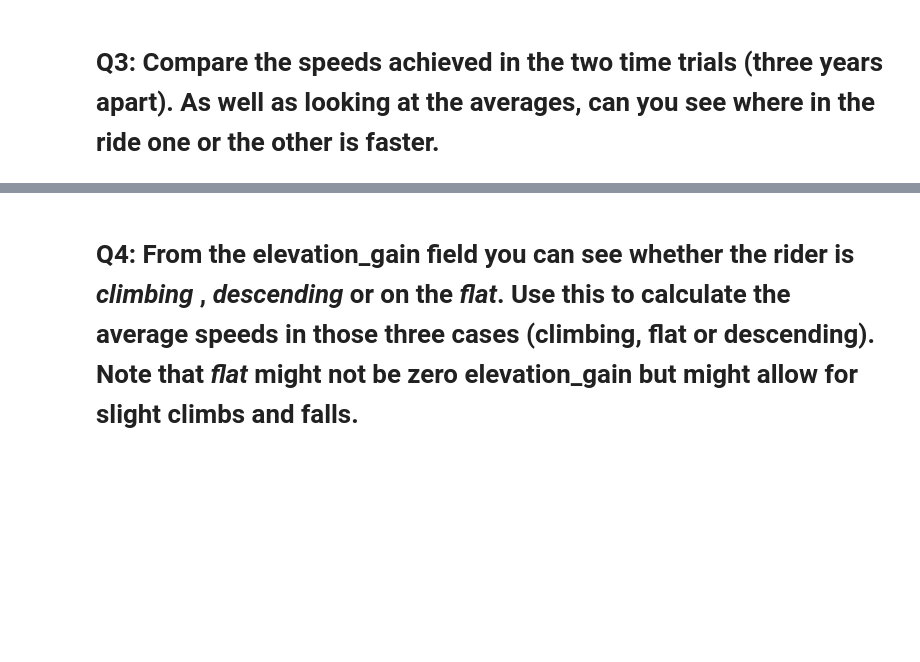
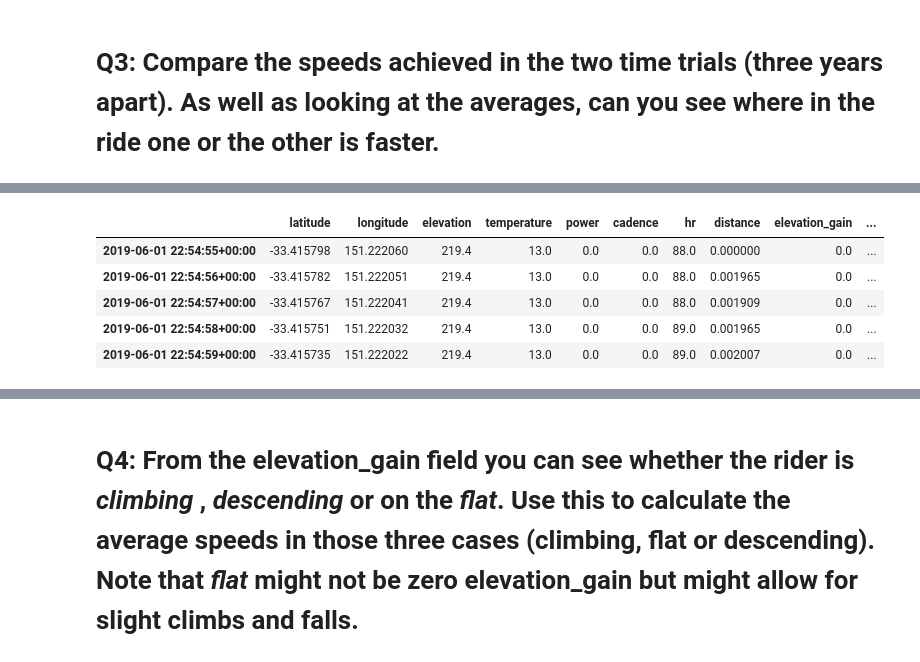
Before and after one commit to MQCOMP2200-S2-2021/Data-Science-Labs, a Jupyter notebook: Portfolio 1.ipynb, the cells around one changed output, grey strips where cells are left out. Saved outputs shown, nothing was run; the diff lists cells and outputs as text; code cells hidden in the pictures; blank space fills up the shorter version.

```diff
--- a/Portfolio 1.ipynb
+++ b/Portfolio 1.ipynb
@@ -501,0 +519,9 @@ Now that the outliers have been removed, the y axis has decreased and we can see
+# %%
+tt19_clean.head()
+# %% [output]
+|  | latitude | longitude | elevation | temperature | power | cadence | hr | distance | elevation_gain | ... |
+| 2019-06-01 22:54:55+00:00 | -33.415798 | 151.222060 | 219.4 | 13.0 | 0.0 | 0.0 | 88.0 | 0.000000 | 0.0 | ... |
+| 2019-06-01 22:54:56+00:00 | -33.415782 | 151.222051 | 219.4 | 13.0 | 0.0 | 0.0 | 88.0 | 0.001965 | 0.0 | ... |
+| 2019-06-01 22:54:57+00:00 | -33.415767 | 151.222041 | 219.4 | 13.0 | 0.0 | 0.0 | 88.0 | 0.001909 | 0.0 | ... |
+| 2019-06-01 22:54:58+00:00 | -33.415751 | 151.222032 | 219.4 | 13.0 | 0.0 | 0.0 | 89.0 | 0.001965 | 0.0 | ... |
+| 2019-06-01 22:54:59+00:00 | -33.415735 | 151.222022 | 219.4 | 13.0 | 0.0 | 0.0 | 89.0 | 0.002007 | 0.0 | ... |
```
Also changed, not shown: parts of 42 cells of this notebook.
